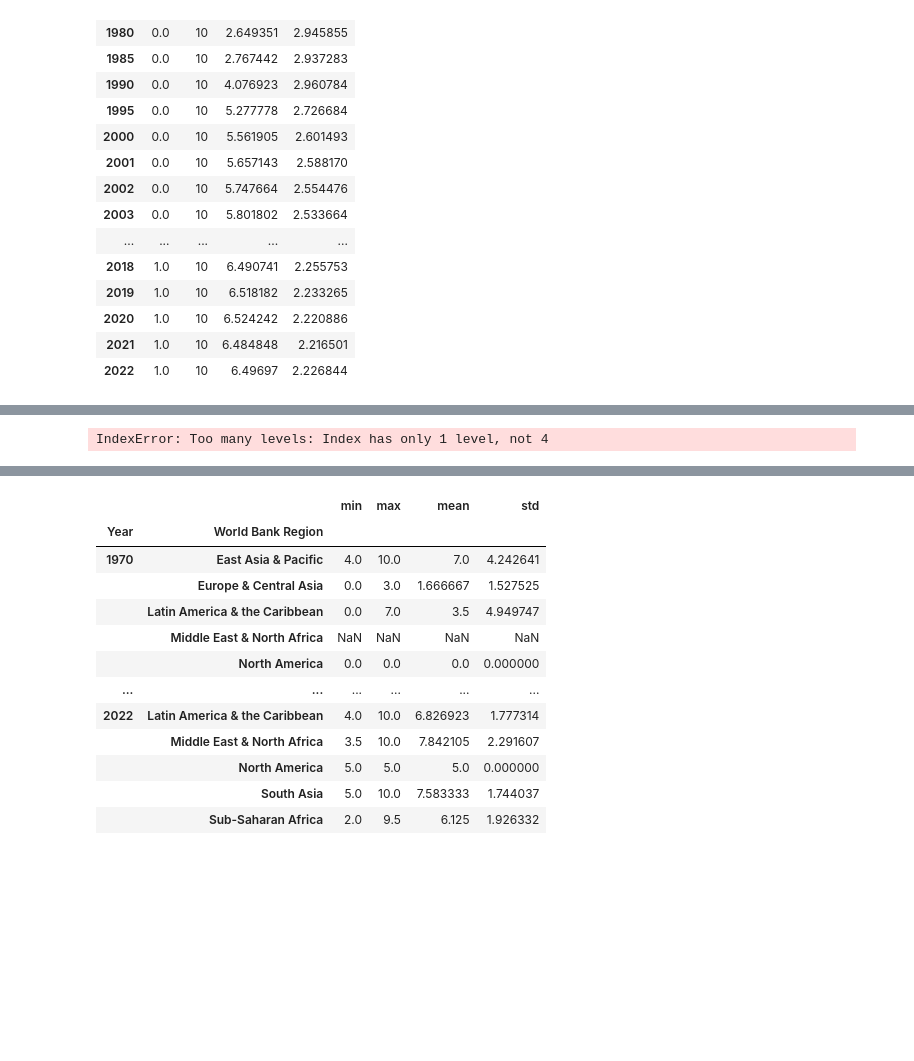
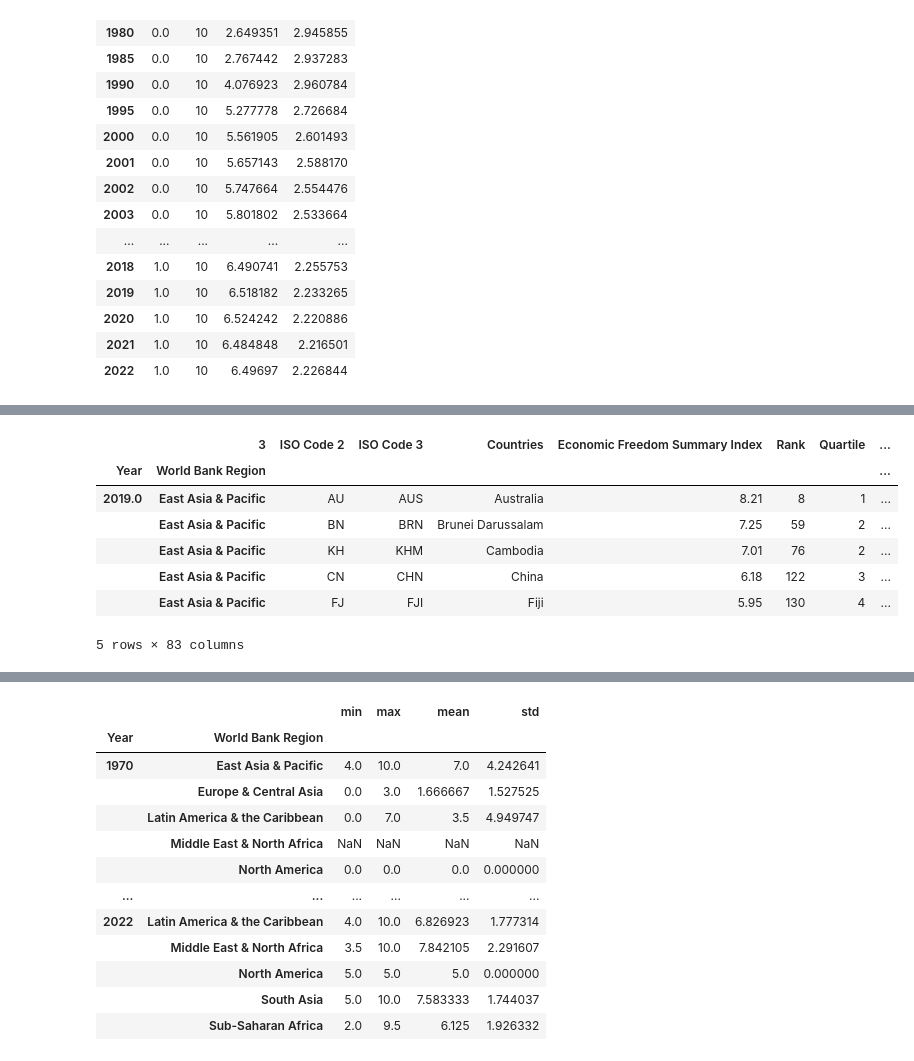
Before and after one commit to rblcoder/Analyzing-open-data, a Jupyter notebook: economicfreedom.ipynb, the cells around one changed output, grey strips where cells are left out. Cells and saved outputs as stored; diff of their text form; code cells hidden in the pictures; blank space fills up the shorter version.

```diff
--- a/economicfreedom.ipynb
+++ b/economicfreedom.ipynb
@@ -232,6 +232,14 @@ efw_data_2024.pivot_table(values=' Economic Freedom Summary Index', index='Year'
 | All | 6.85 | 7.43 | 6.645 | 5.97 | ... |
 # %%
-efw_data_2024.loc[efw_data_2024['Year']>2018, :].set_index(['Year','World Bank Region']).query('Rank = 1')
+efw_data_2024.loc[efw_data_2024['Year']>2018, :].set_index(['Year','World Bank Region']).head()
+
 #.pivot_table(values=' Economic Freedom Summary Index', index='Year', columns="World Bank Region", aggfunc = "median", margins = True )
 # %% [output]
+|  | 3 | ISO Code 2 | ISO Code 3 | Countries | Economic Freedom Summary Index | Rank | Quartile | ... |
+| Year | World Bank Region |  |  |  |  |  |  | ... |
+| 2019.0 | East Asia & Pacific | AU | AUS | Australia | 8.21 | 8 | 1 | ... |
+|  | East Asia & Pacific | BN | BRN | Brunei Darussalam | 7.25 | 59 | 2 | ... |
+|  | East Asia & Pacific | KH | KHM | Cambodia | 7.01 | 76 | 2 | ... |
+|  | East Asia & Pacific | CN | CHN | China | 6.18 | 122 | 3 | ... |
+|  | East Asia & Pacific | FJ | FJI | Fiji | 5.95 | 130 | 4 | ... |
-IndexError: Too many levels: Index has only 1 level, not 4
+5 rows × 83 columns
```
Also changed, not shown: parts of 3 cells of this notebook.
